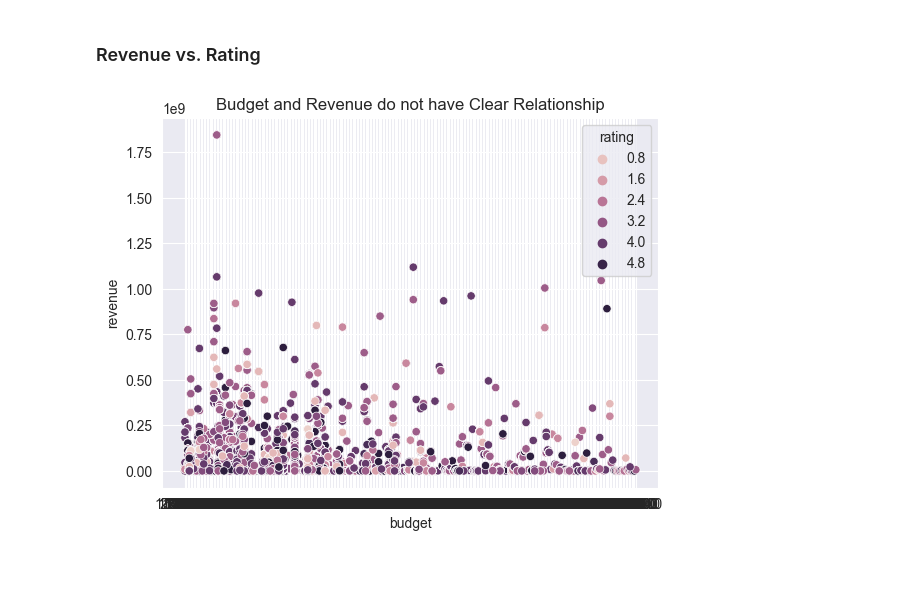
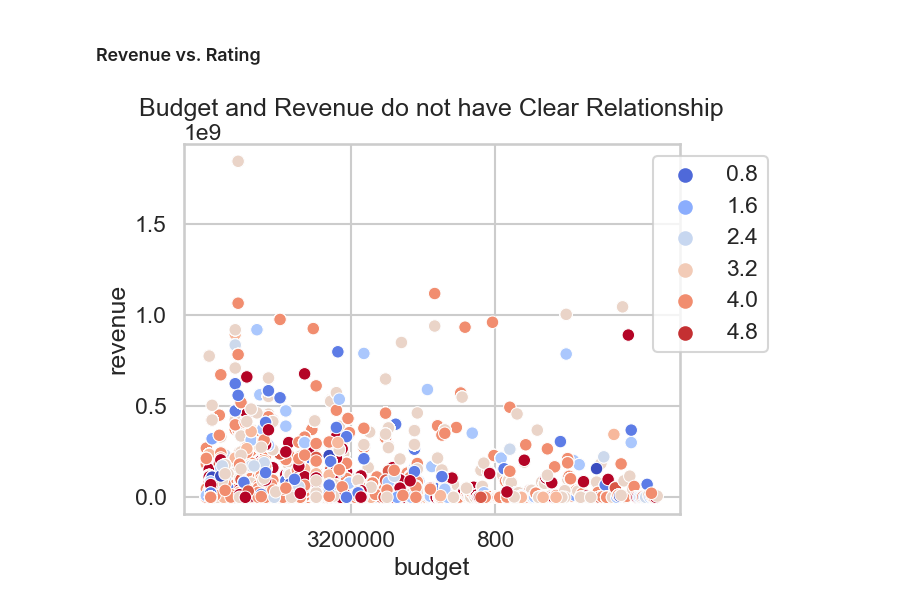
Before and after one commit to KelvinYQC/DataMning_Project, a Jupyter notebook: EDA.ipynb, the cells around one changed output. Saved outputs shown, nothing was run; the diff lists cells and outputs as text; code cells hidden in the pictures; blank space fills up the shorter version.

```diff
--- a/EDA.ipynb
+++ b/EDA.ipynb
@@ -148,10 +162,17 @@ plt.show()
 [figure]
 # %% [markdown]
 ### Revenue vs. Rating
-# %%
-plt.title('Budget and Revenue do not have Clear Relationship')
-
-sns.scatterplot(x='budget', y='revenue', hue='rating', data=df)
-plt.show()
-# %% [output]
-[figure, removed]
+# %%
+sns.set(style="whitegrid", context="talk")
+ax = sns.scatterplot(x='budget', y='revenue', hue='rating', data=df,palette='coolwarm')
+ax.set_title('Budget and Revenue do not have Clear Relationship')
+ax.set_xticks([100,200])
+ax.set_xlabel('budget')
+ax.xaxis.label.set_visible(True)
+ax.set_facecolor('white')
+
+ax.legend(bbox_to_anchor= (1.2,1))
+
+plt.show()
+# %% [output]
+[figure, added]
```
Also changed, not shown: parts of 3 cells of this notebook.
